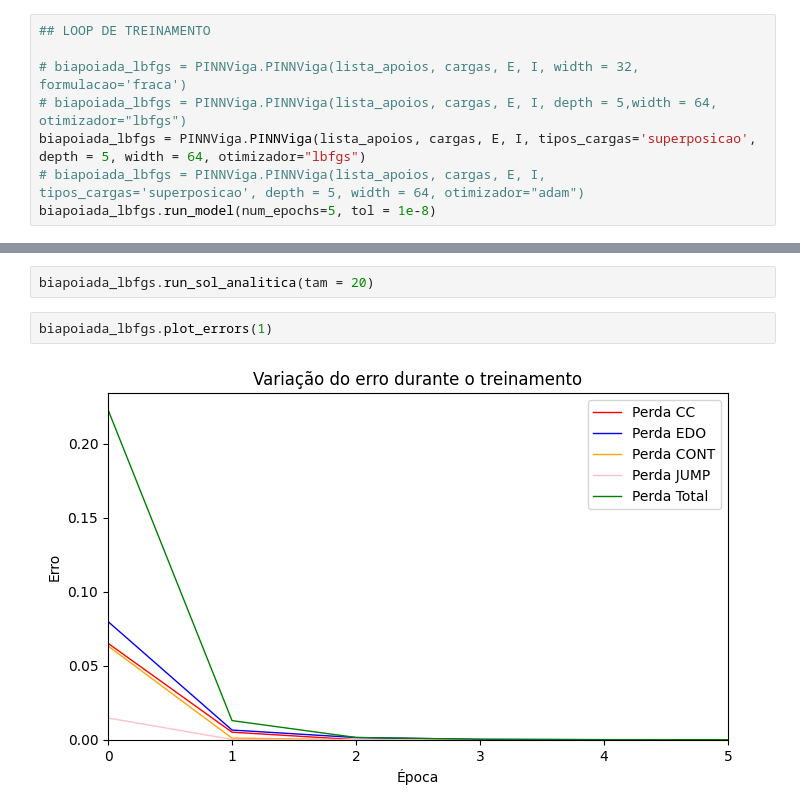
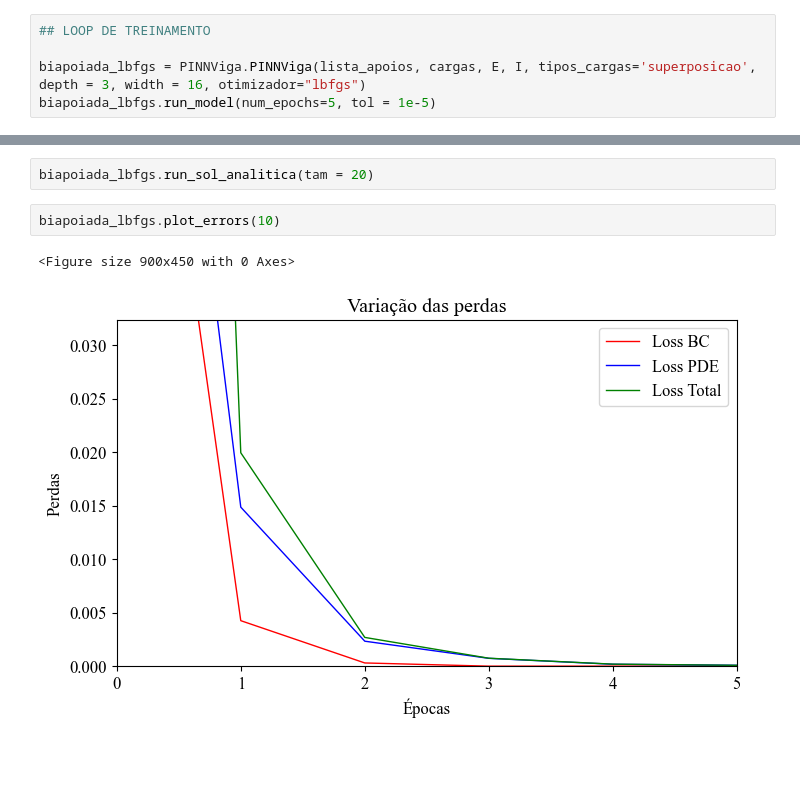
Before and after one commit to taciov/PINNViga, a Jupyter notebook: execute_PINNViga.ipynb, the cells around one changed output, grey strips where cells are left out. Saved outputs shown, nothing was run; the diff lists cells and outputs as text; blank space fills up the shorter version.

```diff
--- a/execute_PINNViga.ipynb
+++ b/execute_PINNViga.ipynb
@@ -53,9 +38,6 @@ cargas = [q, p]
 # %%
 ## LOOP DE TREINAMENTO
 
-# biapoiada_lbfgs = PINNViga.PINNViga(lista_apoios, cargas, E, I, width = 32, formulacao='fraca')
-# biapoiada_lbfgs = PINNViga.PINNViga(lista_apoios, cargas, E, I, depth = 5,width = 64, otimizador="lbfgs")
-biapoiada_lbfgs = PINNViga.PINNViga(lista_apoios, cargas, E, I, tipos_cargas='superposicao', depth = 5, width = 64, otimizador="lbfgs")
-# biapoiada_lbfgs = PINNViga.PINNViga(lista_apoios, cargas, E, I, tipos_cargas='superposicao', depth = 5, width = 64, otimizador="adam")
-biapoiada_lbfgs.run_model(num_epochs=5, tol = 1e-8)
+biapoiada_lbfgs = PINNViga.PINNViga(lista_apoios, cargas, E, I, tipos_cargas='superposicao', depth = 3, width = 16, otimizador="lbfgs")
+biapoiada_lbfgs.run_model(num_epochs=5, tol = 1e-5)
 # %% [output]
@@ -65,9 +46,10 @@ Epoch 4, Loss: 0.000041385993, PDE Loss: 0.000034537166, BC Loss: 0.000004544573
 # %%
 biapoiada_lbfgs.run_sol_analitica(tam = 20)
 # %%
-biapoiada_lbfgs.plot_errors(1)
+biapoiada_lbfgs.plot_errors(10)
 # %% [output]
+<Figure size 900x450 with 0 Axes>
-[figure, old version]
+[figure, new version]
 # %%
 biapoiada_lbfgs.plot_deslocamento()
 # %% [output]
```
Also changed, not shown: parts of 24 cells of this notebook, 7 other files.
